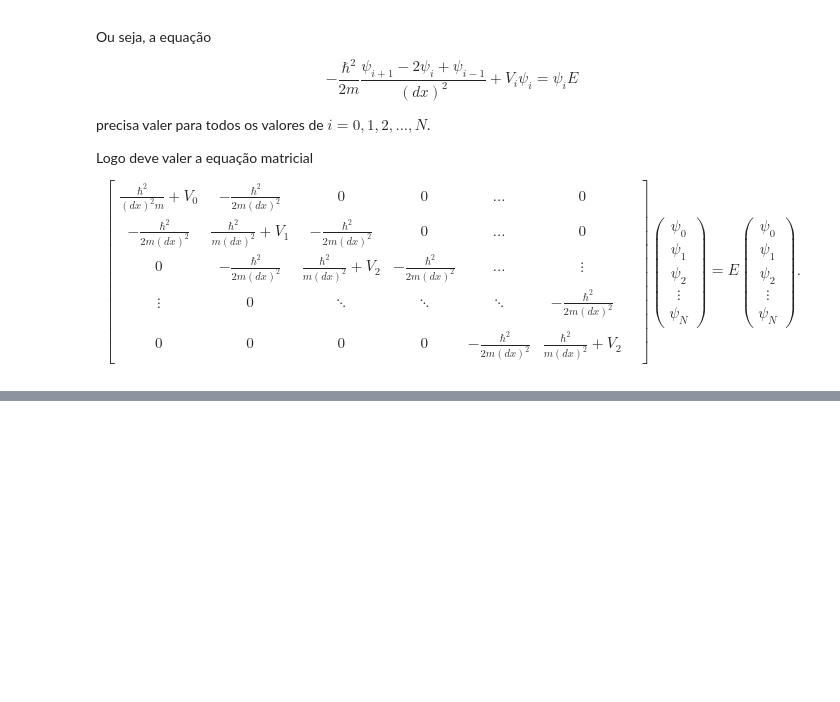
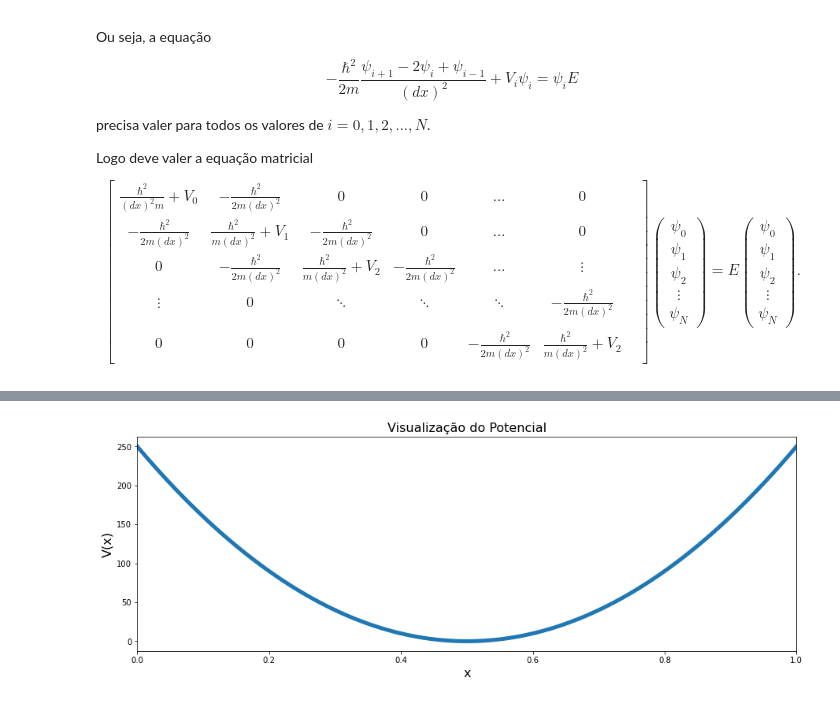
Before and after one commit to arthurto/Schr-dinger.py, a Jupyter notebook: 1D_Schrödinger.ipynb, the cells around one changed output, grey strips where cells are left out. Cells and saved outputs as stored; diff of their text form; code cells hidden in the pictures; blank space fills up the shorter version.

```diff
--- a/1D_Schrödinger.ipynb
+++ b/1D_Schrödinger.ipynb
@@ -56,0 +65,29 @@ import num
+# %%
+# importando bibliotecas necessárias
+import numpy as np
+from scipy.linalg import eigh_tridiagonal
+import matplotlib.pyplot as plt
+# Para isso precisamos definir nosso problema em termos das quantidades que usaremos, como L, N e o potencial V
+
+L = 1
+
+N = 1500
+
+dx = L/N
+
+def V(x): #definindo a função potencial
+    return 1000*(x-1/2)**2
+
+# Plotando a função potencial
+plt.figure(figsize=(15,5))
+x = np.linspace(0,1,N)
+y = V(x)
+plt.plot(x,y,lw = 5)
+plt.xlim(0,1)
+#plt.ylim(-0.25,0.25)
+plt.xlabel("x",fontsize = 16)
+plt.ylabel("V(x)",fontsize = 16)
+plt.title('Visualização do Potencial',fontsize = 16)
+plt.show()
+# %% [output]
+[figure, added]
```
Also changed, not shown: parts of 11 cells of this notebook.
